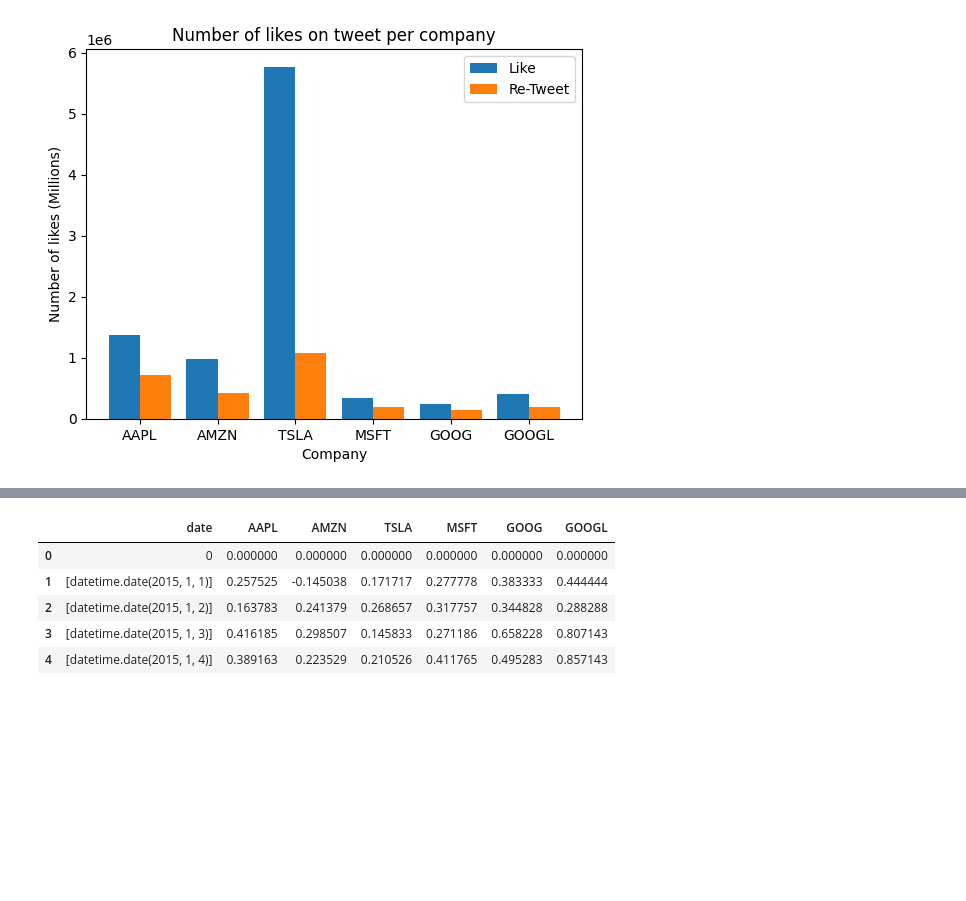
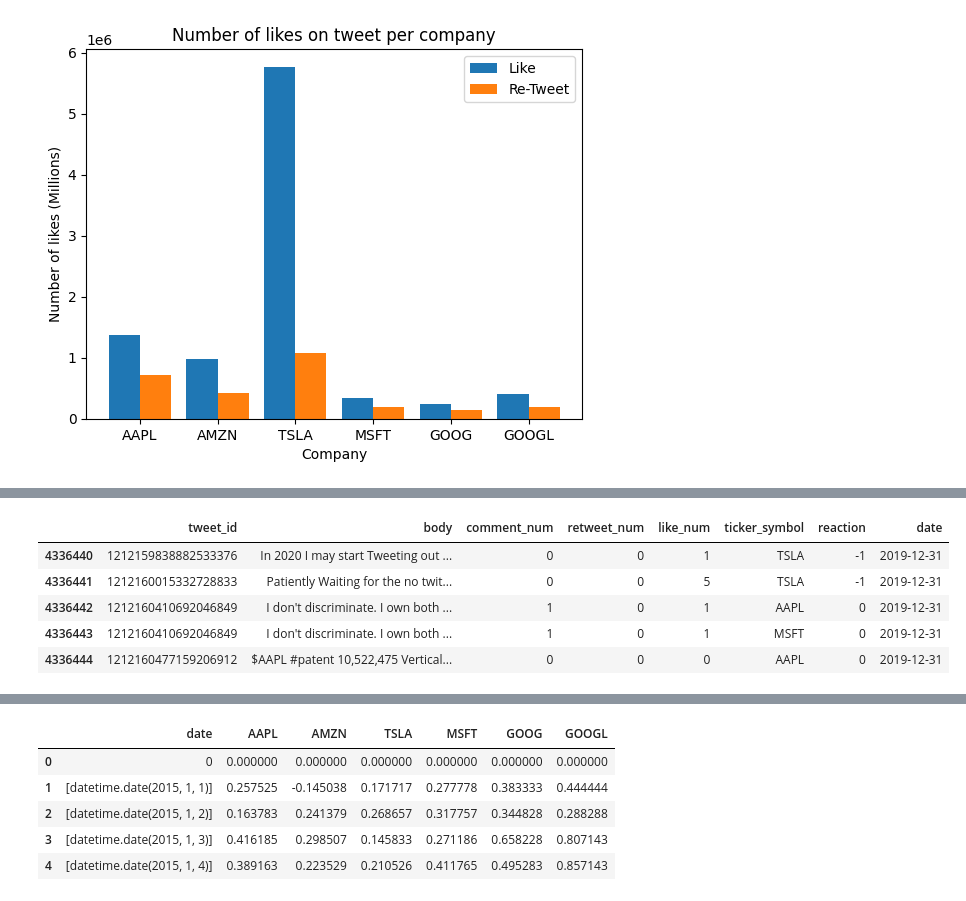
Before and after one commit to Karl-Gilmartin/Twitter-NASDAQ, a Jupyter notebook: ref_main.ipynb, the cells around one changed output, grey strips where cells are left out. Cells and saved outputs as stored; diff of their text form; code cells hidden in the pictures; blank space fills up the shorter version.

```diff
--- a/ref_main.ipynb
+++ b/ref_main.ipynb
@@ -273,0 +351,9 @@ result.head()
+# %%
+result.tail()
+# %% [output]
+|  | tweet_id | body | comment_num | retweet_num | like_num | ticker_symbol | reaction | date |
+| 4336440 | 1212159838882533376 | In 2020 I may start Tweeting out ... | 0 | 0 | 1 | TSLA | -1 | 2019-12-31 |
+| 4336441 | 1212160015332728833 | Patiently Waiting for the no twit... | 0 | 0 | 5 | TSLA | -1 | 2019-12-31 |
+| 4336442 | 1212160410692046849 | I don't discriminate. I own both ... | 1 | 0 | 1 | AAPL | 0 | 2019-12-31 |
+| 4336443 | 1212160410692046849 | I don't discriminate. I own both ... | 1 | 0 | 1 | MSFT | 0 | 2019-12-31 |
+| 4336444 | 1212160477159206912 | $AAPL #patent 10,522,475 Vertical... | 0 | 0 | 0 | AAPL | 0 | 2019-12-31 |
```
Also changed, not shown: parts of 51 cells of this notebook.
